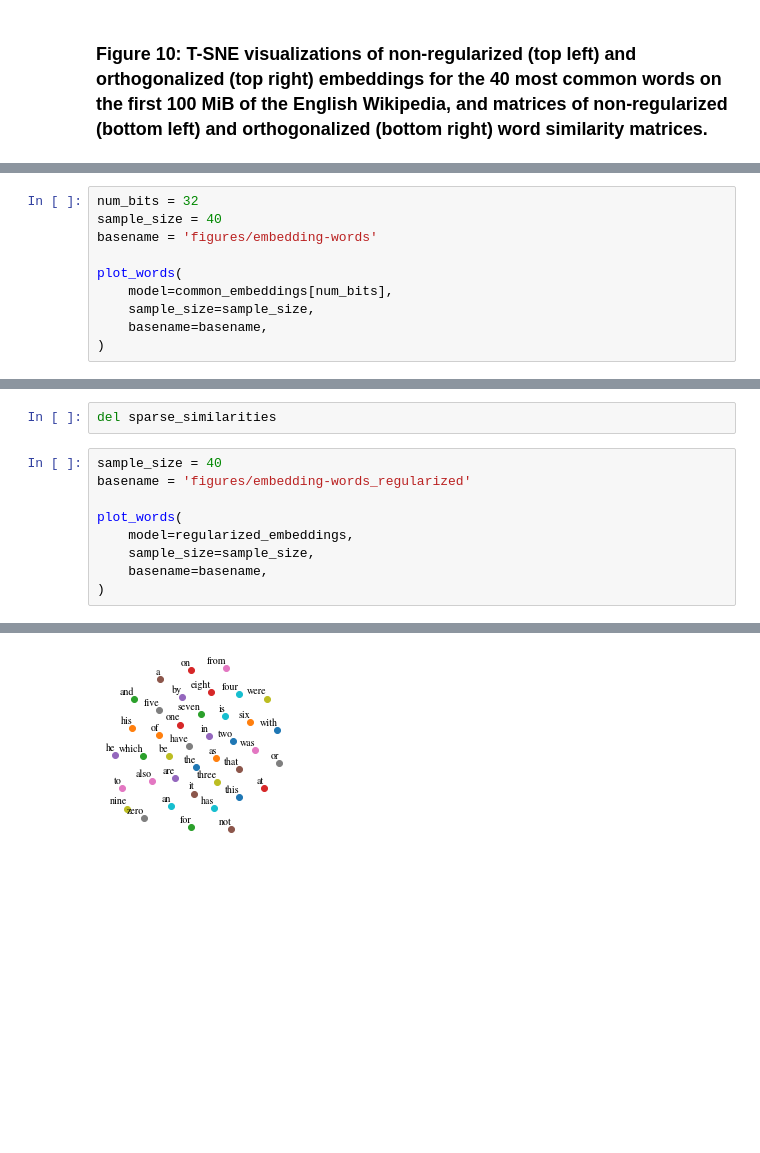
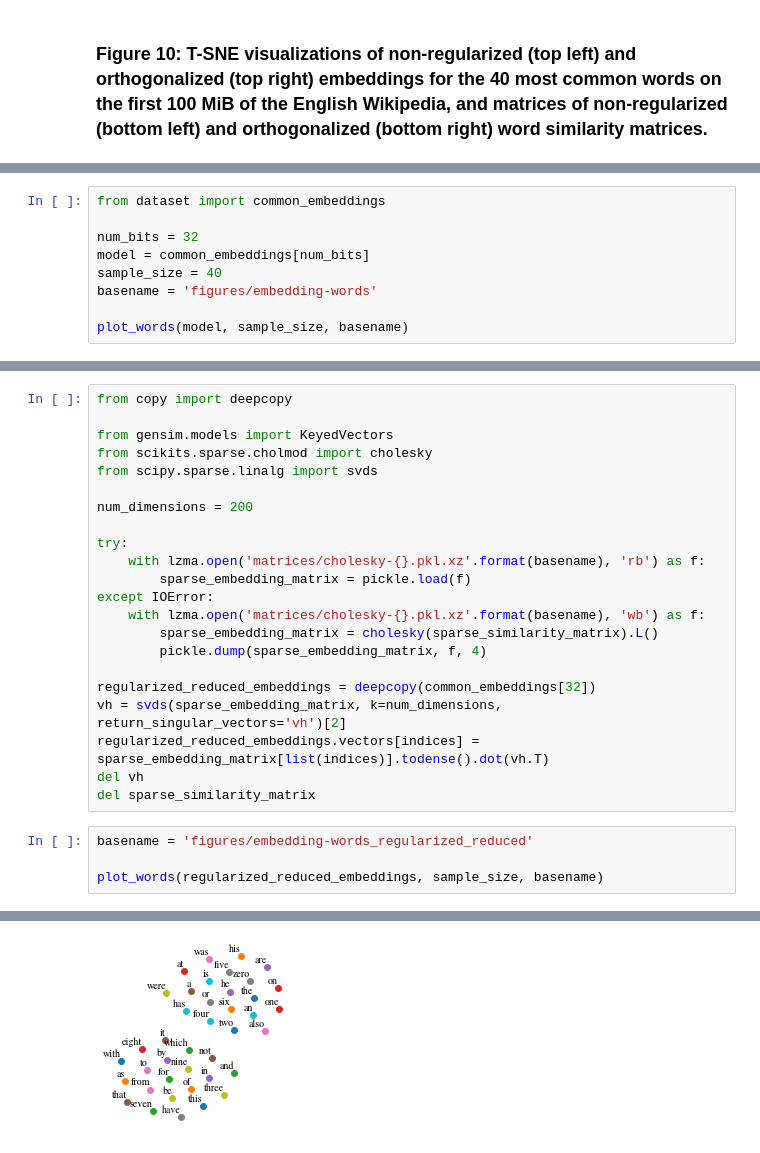
Before and after one commit to MIR-MU/regularized-embeddings, a Jupyter notebook: classification.ipynb, the cells around one changed output, grey strips where cells are left out. Cells and saved outputs as stored; diff of their text form; blank space fills up the shorter version.

```diff
--- a/classification.ipynb
+++ b/classification.ipynb
@@ -1081,11 +1088,10 @@ def plot_words(model, sample_size, basename):
 # %%
+from dataset import common_embeddings
+
 num_bits = 32
+model = common_embeddings[num_bits]
 sample_size = 40
 basename = 'figures/embedding-words'
 
-plot_words(
-    model=common_embeddings[num_bits],
-    sample_size=sample_size,
-    basename=basename,
-)
+plot_words(model, sample_size, basename)
 # %% [output]
@@ -1285,12 +1222,27 @@ except IOError:
-# %%
-del sparse_similarities
+# %%
+from copy import deepcopy
+
+from gensim.models import KeyedVectors
+from scikits.sparse.cholmod import cholesky
+from scipy.sparse.linalg import svds
+
+num_dimensions = 200
+
+try:
+    with lzma.open('matrices/cholesky-{}.pkl.xz'.format(basename), 'rb') as f:
+        sparse_embedding_matrix = pickle.load(f)
+except IOError:
+    with lzma.open('matrices/cholesky-{}.pkl.xz'.format(basename), 'wb') as f:
+        sparse_embedding_matrix = cholesky(sparse_similarity_matrix).L()
+        pickle.dump(sparse_embedding_matrix, f, 4)
+
+regularized_reduced_embeddings = deepcopy(common_embeddings[32])
+vh = svds(sparse_embedding_matrix, k=num_dimensions, return_singular_vectors='vh')[2]
+regularized_reduced_embeddings.vectors[indices] = sparse_embedding_matrix[list(indices)].todense().dot(vh.T)
+del vh
+del sparse_similarity_matrix
 # %%
-sample_size = 40
-basename = 'figures/embedding-words_regularized'
+basename = 'figures/embedding-words_regularized_reduced'
 
-plot_words(
-    model=regularized_embeddings,
-    sample_size=sample_size,
-    basename=basename,
-)
+plot_words(regularized_reduced_embeddings, sample_size, basename)
 # %% [output]
@@ -1298 +1250 @@ plot_words(
-[figure, old version]
+[figure, new version]
```
Also changed, not shown: parts of 38 cells of this notebook, 1 other file.
